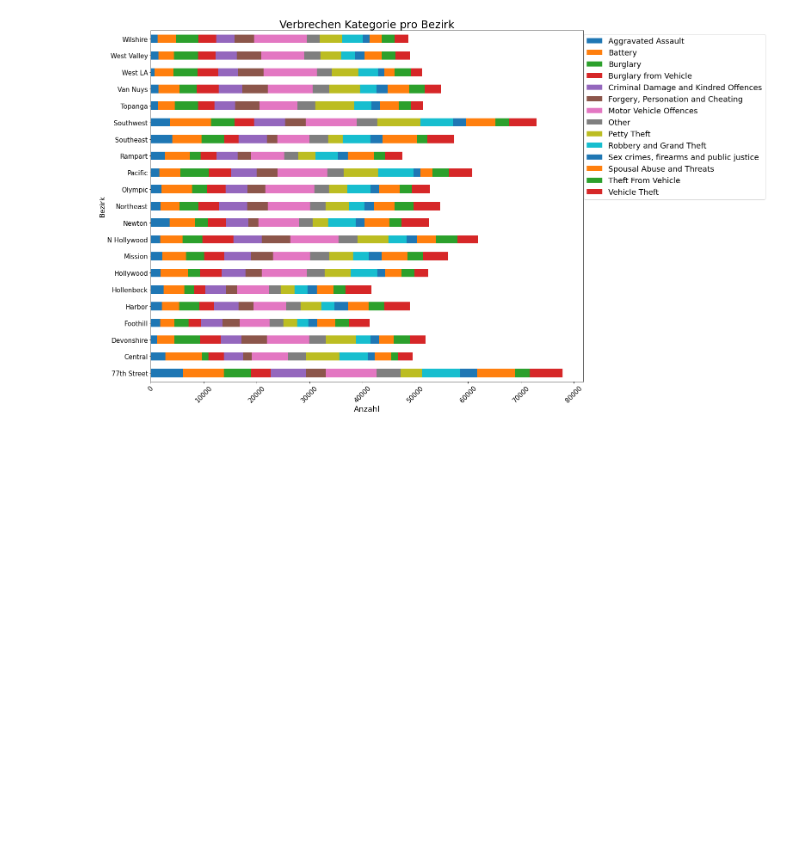
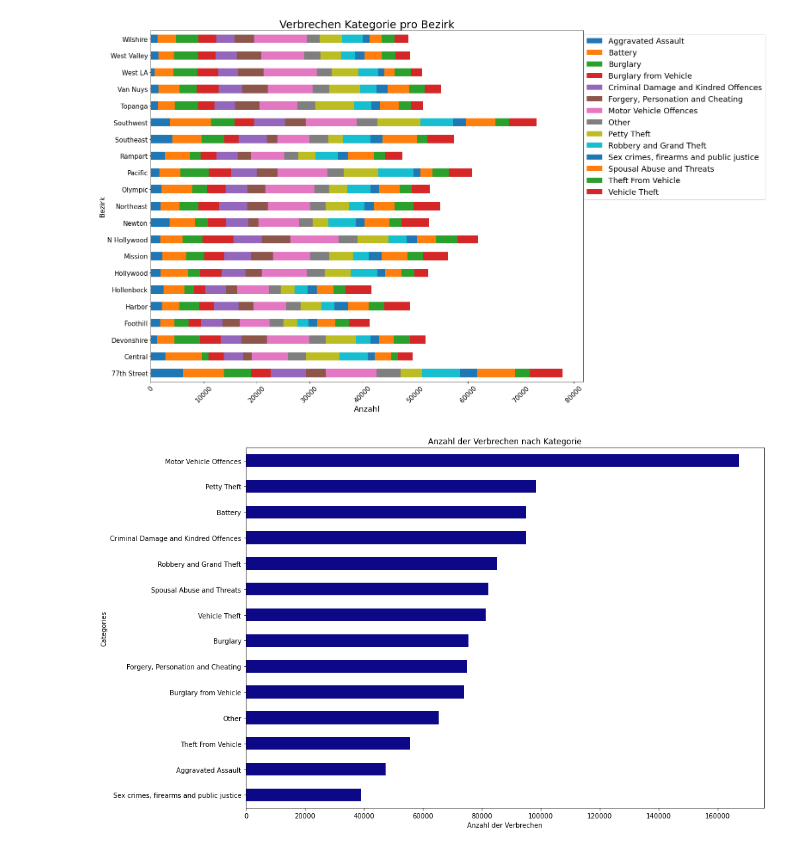
Before and after one commit to heupelS/CrimeData_Prediction, a Jupyter notebook: Untitled.ipynb, the cells around one changed output. Saved outputs shown, nothing was run; the diff lists cells and outputs as text; code cells hidden in the pictures; blank space fills up the shorter version.

Commit message:
für Simeon:)

```diff
--- a/Untitled.ipynb
+++ b/Untitled.ipynb
@@ -194,3 +194,17 @@ plt.show()
 # %% [output]
 Total number of crimes in the dataset: 1136431
 [figure]
+# %%
+#für dich, Simeon
+
+plt.figure(figsize=(14,10))
+plt.title('Anzahl der Verbrechen nach Kategorie')
+plt.ylabel('Verbrechen Kategorie')
+plt.xlabel('Anzahl der Verbrechen')
+
+data_c.groupby([data_c['Categories']]).size().sort_values(ascending=True).plot(kind='barh',cmap="plasma"
+                                                                               , ylabel= 'Straftat Kategorie')
+
+plt.show()
+# %% [output]
+[figure, added]
```
